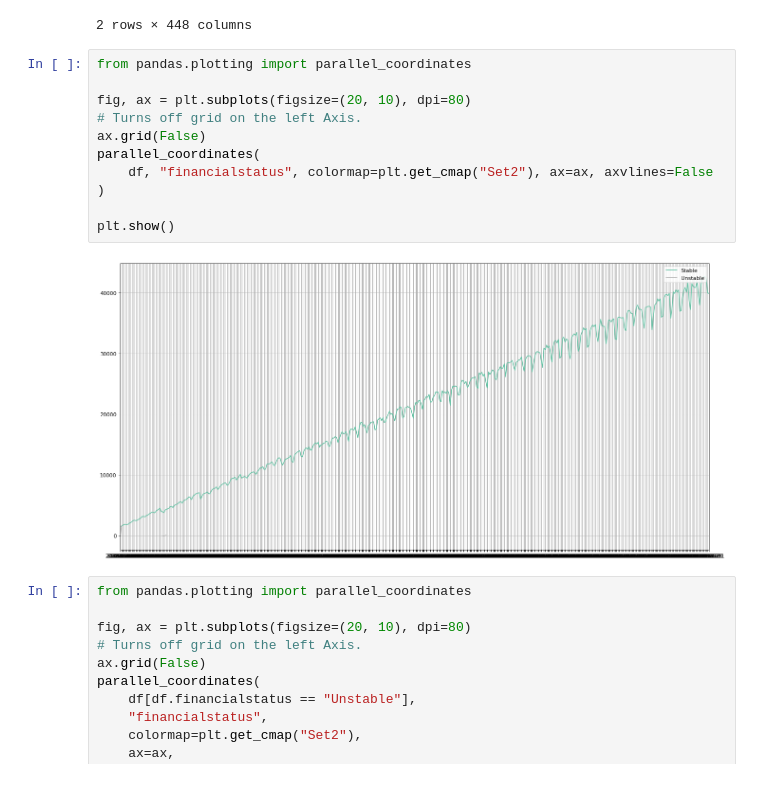
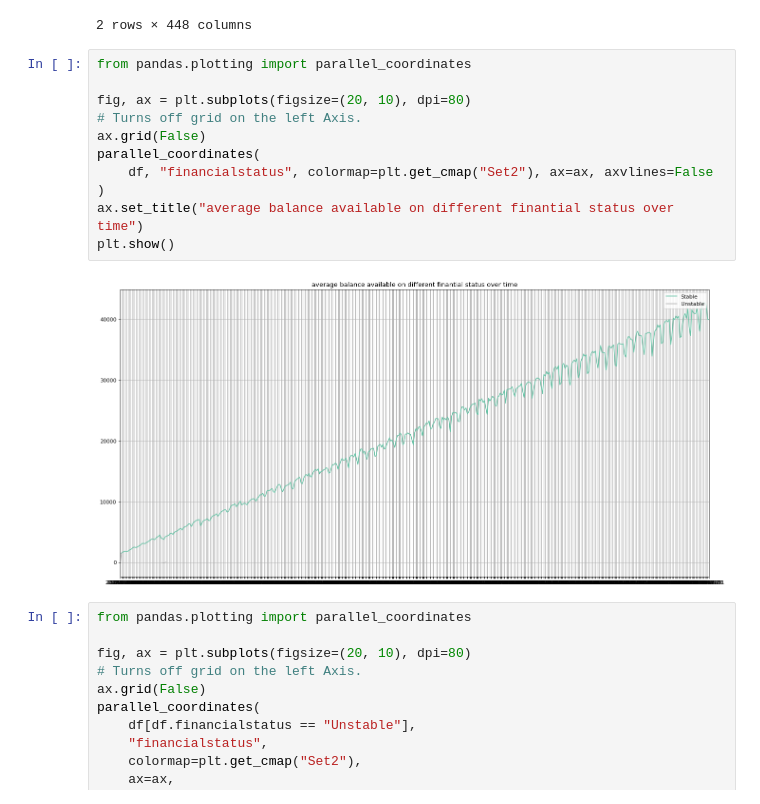
Before and after one commit to blukitas/Viz_2022_Grupo_4, a Jupyter notebook: docker/Notebooks/01.financial_status_over_time.ipynb, the cells around one changed output. Cells and saved outputs as stored; diff of their text form.

```diff
--- a/docker/Notebooks/01.financial_status_over_time.ipynb
+++ b/docker/Notebooks/01.financial_status_over_time.ipynb
@@ -76,16 +76,16 @@ df.head(5)
 # %%
 from pandas.plotting import parallel_coordinates
 
 fig, ax = plt.subplots(figsize=(20, 10), dpi=80)
 # Turns off grid on the left Axis.
 ax.grid(False)
 parallel_coordinates(
     df, "financialstatus", colormap=plt.get_cmap("Set2"), ax=ax, axvlines=False
 )
-
+ax.set_title("average balance available on different finantial status over time")
 plt.show()
 # %% [output]
-[figure, old version]
+[figure, new version]
 # %%
 from pandas.plotting import parallel_coordinates
 
```
Also changed, not shown: parts of 11 cells of this notebook, 1 other file.
